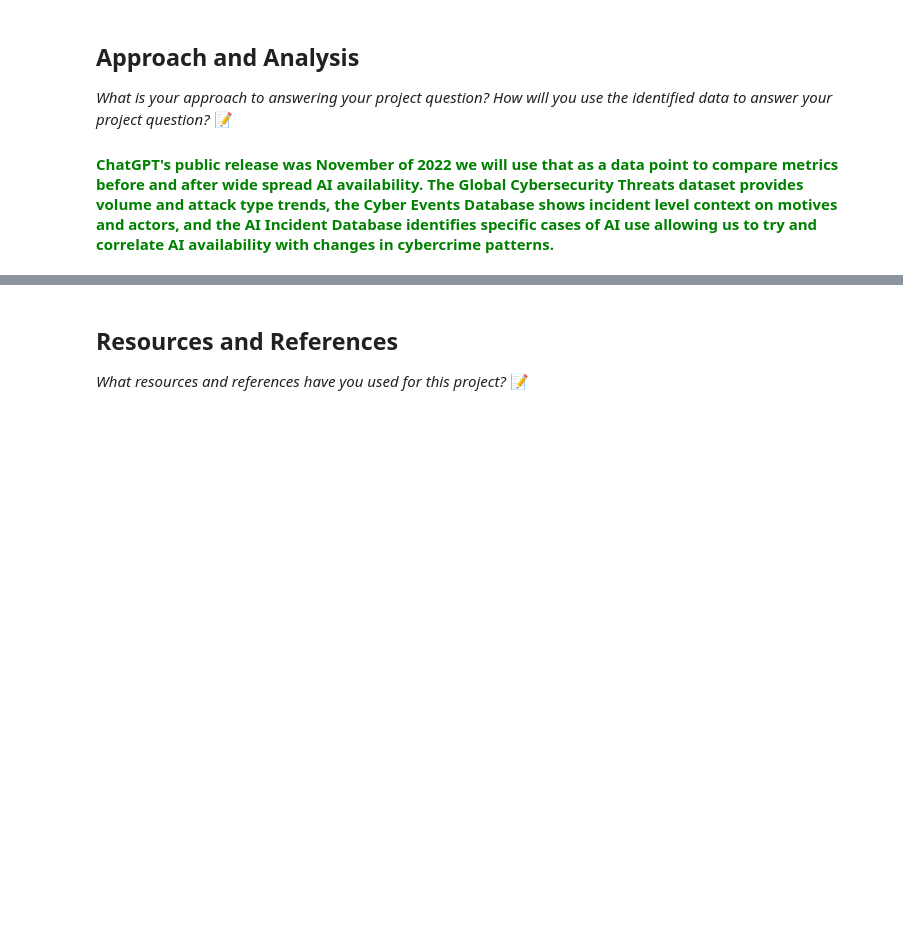
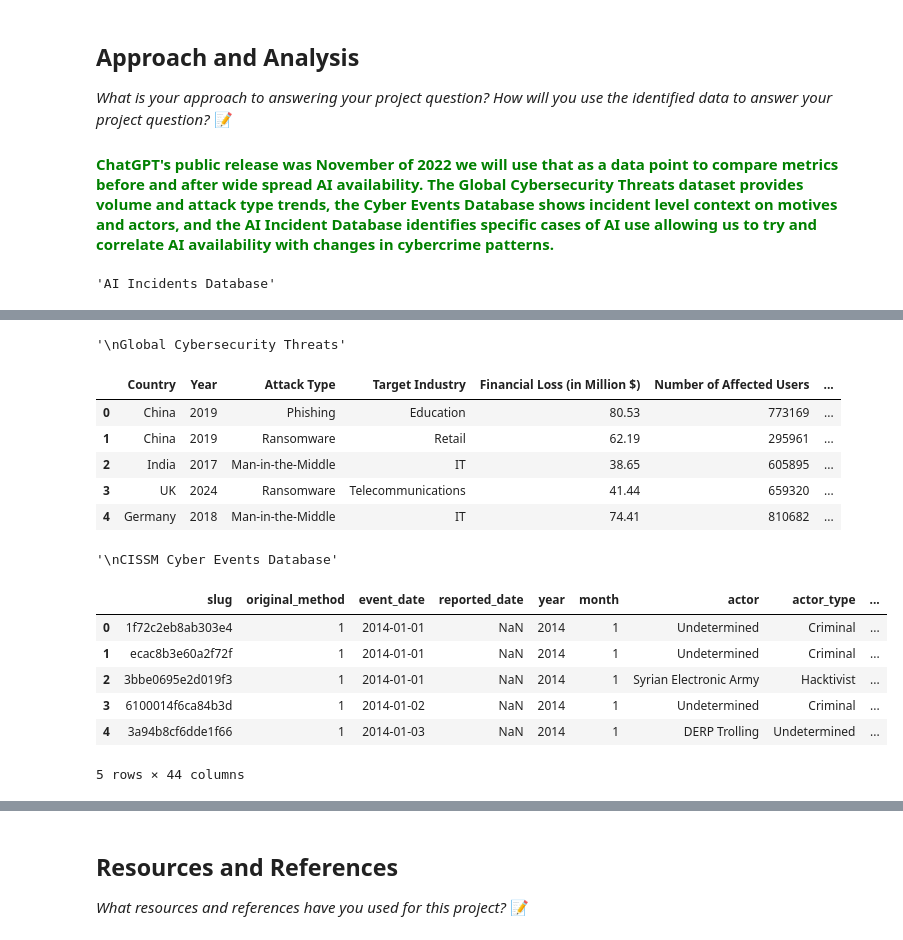
Before and after one commit to IT4063C001-Fall2025/final-project-sethpa, a Jupyter notebook: source.ipynb, the cells around one changed output, grey strips where cells are left out. Cells and saved outputs as stored; diff of their text form; code cells hidden in the pictures; blank space fills up the shorter version.

Commit message:
Fix dataset naming & do initial analysis

```diff
--- a/source.ipynb
+++ b/source.ipynb
@@ -45,8 +45,21 @@ import pandas as pd
 # AI Incident Database
 ai_incidents = pd.read_csv('data/AI_incidents_database.csv')
 
-# Global Cybersecurity Threats (2015-2024)
-cyber_threats = pd.read_csv('data/Global_Cybersecurity_Threats_2015-2024.csv')
+# Global Cybersecurity Threats
+cyber_threats = pd.read_csv('data/Global_Cybersecurity_Threats_2015_2024.csv')
 
-# CISSM Cyber Events Database (Excel file)
-cyber_events = pd.read_excel('data/CISSM_Cyber_Events_Database _2014-Oct 2025.xlsx')
+# CISSM Cyber Events Database
+cyber_events = pd.read_csv('data/CISSM_Cyber_Events_Database_2014_Oct_2025.csv')
+# %%
+# Check first few rows of each dataset
+
+display("AI Incidents Database")
+display(ai_incidents.head())
+
+display("\nGlobal Cybersecurity Threats")
+display(cyber_threats.head())
+
+display("\nCISSM Cyber Events Database")
+display(cyber_events.head())
+# %% [output]
+'AI Incidents Database'
@@ -52,0 +72,15 @@ cyber_events = pd.read_excel('data/CISSM_Cyber_Events_Database _2014-Oct 2025.xl
+'\nGlobal Cybersecurity Threats'
+|  | Country | Year | Attack Type | Target Industry | Financial Loss (in Million $) | Number of Affected Users | ... |
+| 0 | China | 2019 | Phishing | Education | 80.53 | 773169 | ... |
+| 1 | China | 2019 | Ransomware | Retail | 62.19 | 295961 | ... |
+| 2 | India | 2017 | Man-in-the-Middle | IT | 38.65 | 605895 | ... |
+| 3 | UK | 2024 | Ransomware | Telecommunications | 41.44 | 659320 | ... |
+| 4 | Germany | 2018 | Man-in-the-Middle | IT | 74.41 | 810682 | ... |
+'\nCISSM Cyber Events Database'
+|  | slug | original_method | event_date | reported_date | year | month | actor | actor_type | ... |
+| 0 | 1f72c2eb8ab303e4 | 1 | 2014-01-01 | NaN | 2014 | 1 | Undetermined | Criminal | ... |
+| 1 | ecac8b3e60a2f72f | 1 | 2014-01-01 | NaN | 2014 | 1 | Undetermined | Criminal | ... |
+| 2 | 3bbe0695e2d019f3 | 1 | 2014-01-01 | NaN | 2014 | 1 | Syrian Electronic Army | Hacktivist | ... |
+| 3 | 6100014f6ca84b3d | 1 | 2014-01-02 | NaN | 2014 | 1 | Undetermined | Criminal | ... |
+| 4 | 3a94b8cf6dde1f66 | 1 | 2014-01-03 | NaN | 2014 | 1 | DERP Trolling | Undetermined | ... |
+5 rows × 44 columns
```
Also changed, not shown: parts of 3 cells of this notebook, 3 other files.
